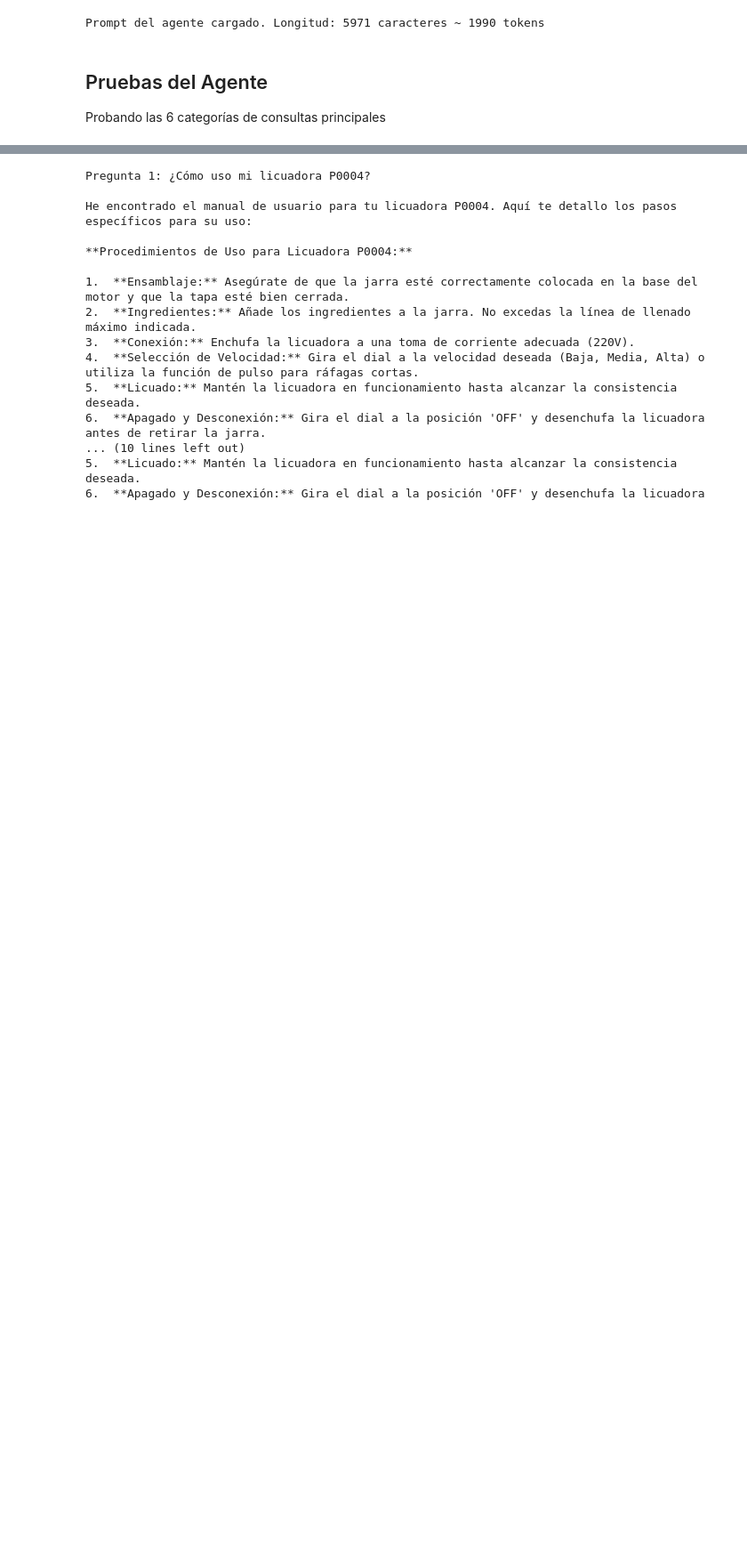
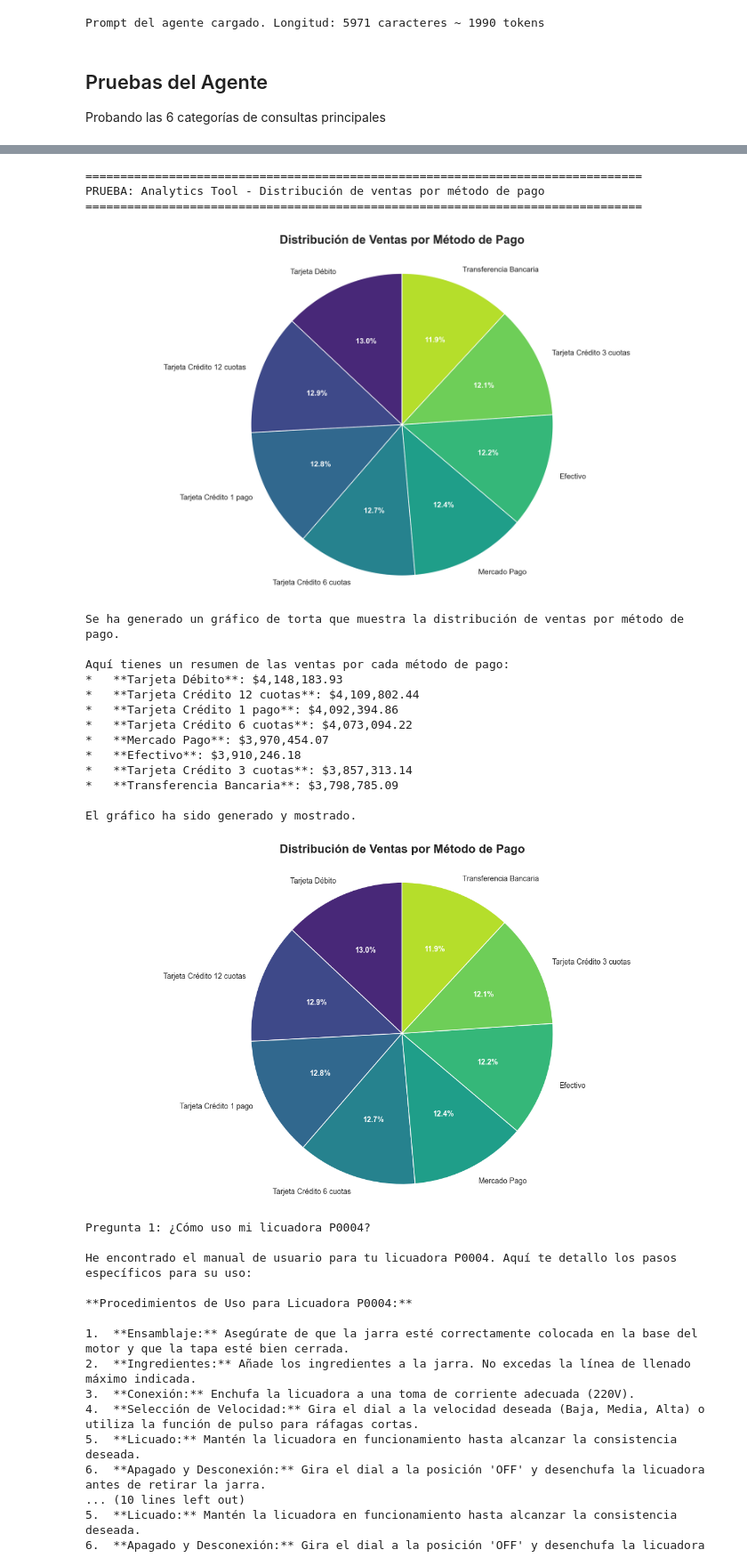
Before and after one commit to valenrosito/nlp-rag-agent-electrodomesticos, a Jupyter notebook: 2.rag_agent.ipynb, the cells around one changed output, grey strips where cells are left out. Shown at 89% size. Saved outputs shown, nothing was run; the diff lists cells and outputs as text; code cells hidden in the pictures; blank space fills up the shorter version.

Commit message:
fix(analytics_tool): - Correcion para que el agente muestre la imagen generada por la herramienta

```diff
--- a/2.rag_agent.ipynb
+++ b/2.rag_agent.ipynb
@@ -2463,3 +2500,41 @@ Probando las 6 categorías de consultas principales
+# %%
+# Prueba: Analytics tool con visualización de imagen
+print("="*80)
+print("PRUEBA: Analytics Tool - Distribución de ventas por método de pago")
+print("="*80)
+
+respuesta = agent.invoke({
+    "messages": [{
+        "role": "user",
+        "content": "Dame un gráfico de torta con la distribución de ventas por método de pago"
+    }]
+});
+
+# Extraer contenido de la respuesta
+content = respuesta['messages'][-1].content
+if isinstance(content, list):
+    print(content[0]['text'])
+else:
+    print(content)
+# %% [output]
+================================================================================
+PRUEBA: Analytics Tool - Distribución de ventas por método de pago
+================================================================================
+[figure, added]
+Se ha generado un gráfico de torta que muestra la distribución de ventas por método de pago.
+
+Aquí tienes un resumen de las ventas por cada método de pago:
+*   **Tarjeta Débito**: $4,148,183.93
+*   **Tarjeta Crédito 12 cuotas**: $4,109,802.44
+*   **Tarjeta Crédito 1 pago**: $4,092,394.86
+*   **Tarjeta Crédito 6 cuotas**: $4,073,094.22
+*   **Mercado Pago**: $3,970,454.07
+*   **Efectivo**: $3,910,246.18
+*   **Tarjeta Crédito 3 cuotas**: $3,857,313.14
+*   **Transferencia Bancaria**: $3,798,785.09
+
+El gráfico ha sido generado y mostrado.
+[figure, added]
 # %%
 # Pregunta 1: Información sobre usos de productos
 print("Pregunta 1: ¿Cómo uso mi licuadora P0004?\n")
```
Also changed, not shown: parts of 10 cells of this notebook.
